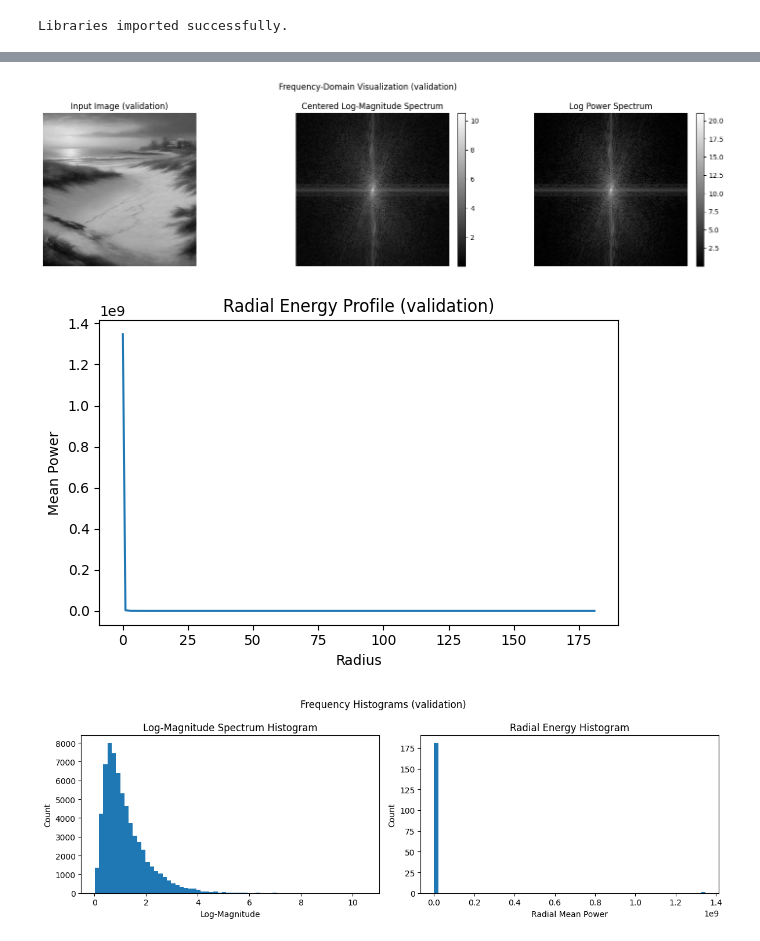
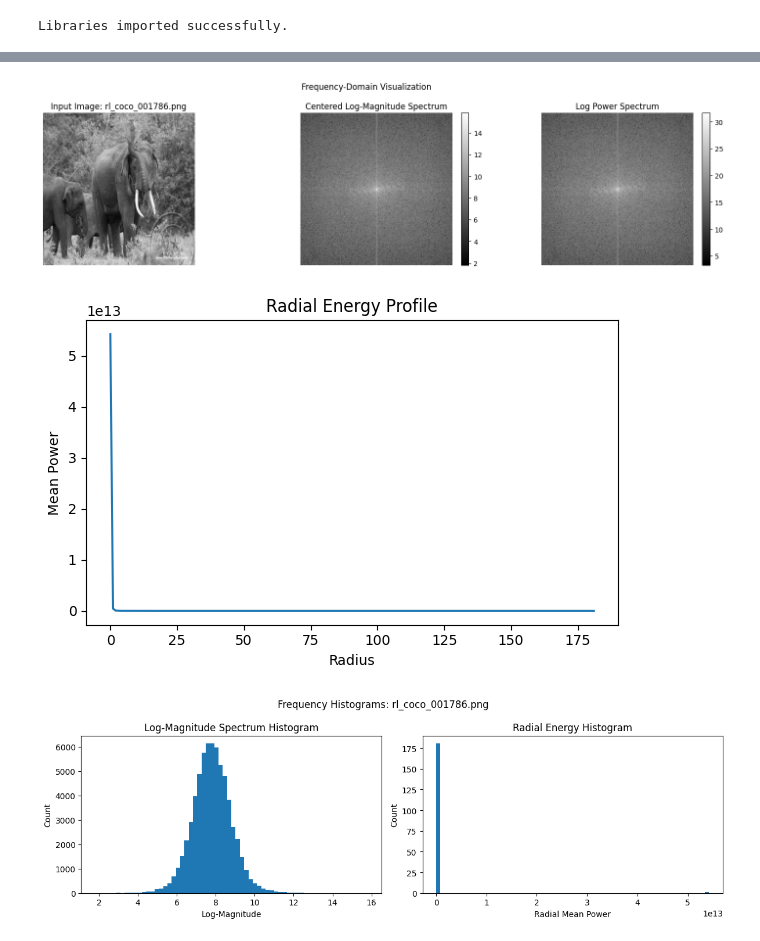
Before and after one commit to pgailinas/dip-ai-image-detection, a Jupyter notebook: notebooks/04C_Extract_Frequency_Features.ipynb, the cells around one changed output, grey strips where cells are left out. Saved outputs shown, nothing was run; the diff lists cells and outputs as text; code cells hidden in the pictures.

```diff
--- a/notebooks/04C_Extract_Frequency_Features.ipynb
+++ b/notebooks/04C_Extract_Frequency_Features.ipynb
@@ -427,0 +327,21 @@ Std: 0.13999633491039276
+# %%
+# ============================================
+# Cell 4: Load Sample Image and Verify Properties
+# ============================================
+
+sample_image = Image.open(SAMPLE_IMAGE_PATH)
+sample_array = np.array(sample_image)
+
+print("Sample image loaded successfully.")
+print(f"Sample image name: {SAMPLE_IMAGE_NAME}")
+print(f"Sample image path: {SAMPLE_IMAGE_PATH}")
+print(f"Shape: {sample_array.shape}")
+print(f"Data type: {sample_array.dtype}")
+print(f"Min intensity: {sample_array.min()}")
+print(f"Max intensity: {sample_array.max()}")
+
+plt.figure(figsize=(5, 5))
+plt.imshow(sample_array, cmap="gray")
+plt.title(f"Sample Image: {SAMPLE_IMAGE_NAME}")
+plt.axis("off")
+plt.show()
@@ -525,7 +454,6 @@ def extract_frequency_features(img):
 
     features = {
         "Low Frequency Energy Ratio": low_ratio,
-        "Mid Frequency Energy Ratio": mid_ratio,
         "High Frequency Energy Ratio": high_ratio,
         "Radial Mean": r_mean,
         "Radial Std": r_std,
@@ -536,5 +464,3 @@ def extract_frequency_features(img):
     }
 
     return features, log_mag, power, radial_vals
-
-print("Frequency helper functions defined.")
@@ -545,10 +469,10 @@ Frequency helper functions defined.
 # Cell 6: Compute Frequency Components
 # ============================================
 
-features_freq, log_mag, power, radial_vals = extract_frequency_features(img)
+features, log_mag, power, radial_vals = extract_frequency_features(sample_array)
 
-print(f"Frequency components computed successfully for {SPLIT_NAME} sample image.")
-print("Log magnitude shape =", log_mag.shape)
+print(f"Frequency components computed for sample image: {SAMPLE_IMAGE_NAME}")
+print("Log magnitude shape  =", log_mag.shape)
 print("Power spectrum shape =", power.shape)
 print("Radial profile length =", len(radial_vals))
 # %% [output]
@@ -559,38 +483,38 @@ Radial profile length = 182
 # %%
 # ============================================
 # Cell 7: Display Frequency Visualization Results
 # ============================================
 
 fig, axes = plt.subplots(1, 3, figsize=(15, 4))
 
-axes[0].imshow(img, cmap="gray")
-axes[0].set_title(f"Input Image ({SPLIT_NAME})")
+axes[0].imshow(sample_array, cmap="gray")
+axes[0].set_title(f"Input Image: {SAMPLE_IMAGE_NAME}")
 axes[0].axis("off")
 
 im1 = axes[1].imshow(log_mag, cmap="gray")
 axes[1].set_title("Centered Log-Magnitude Spectrum")
 axes[1].axis("off")
 plt.colorbar(im1, ax=axes[1], fraction=0.046, pad=0.04)
 
 im2 = axes[2].imshow(np.log1p(power), cmap="gray")
 axes[2].set_title("Log Power Spectrum")
 axes[2].axis("off")
 plt.colorbar(im2, ax=axes[2], fraction=0.046, pad=0.04)
 
-plt.suptitle(f"Frequency-Domain Visualization ({SPLIT_NAME})", fontsize=12)
+plt.suptitle("Frequency-Domain Visualization", fontsize=12)
 plt.tight_layout()
 plt.show()
 
 plt.figure(figsize=(6, 4))
 plt.plot(radial_vals)
-plt.title(f"Radial Energy Profile ({SPLIT_NAME})")
+plt.title("Radial Energy Profile")
 plt.xlabel("Radius")
 plt.ylabel("Mean Power")
 plt.tight_layout()
 plt.show()
 # %% [output]
-[figure, old version]
+[figure, new version]
-[figure, old version]
+[figure, new version]
 # %%
 # ============================================
 # Cell 8: Plot Frequency Histograms / Profiles
@@ -608,8 +532,8 @@ axes[1].set_title("Radial Energy Histogram")
 axes[1].set_xlabel("Radial Mean Power")
 axes[1].set_ylabel("Count")
 
-plt.suptitle(f"Frequency Histograms ({SPLIT_NAME})", fontsize=12)
+plt.suptitle(f"Frequency Histograms: {SAMPLE_IMAGE_NAME}", fontsize=12)
 plt.tight_layout()
 plt.show()
 # %% [output]
-[figure, old version]
+[figure, new version]
```
Also changed, not shown: parts of 16 cells of this notebook.
